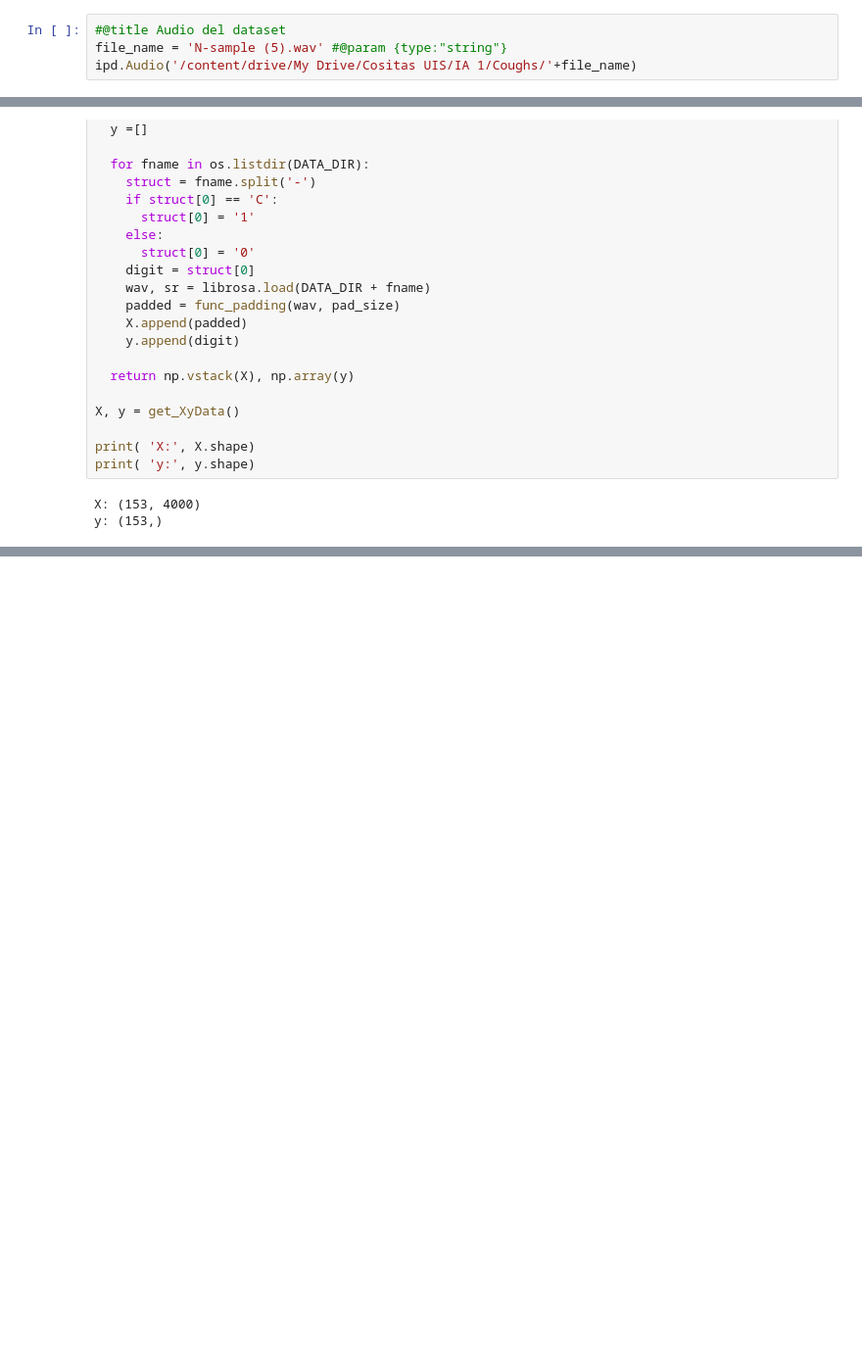
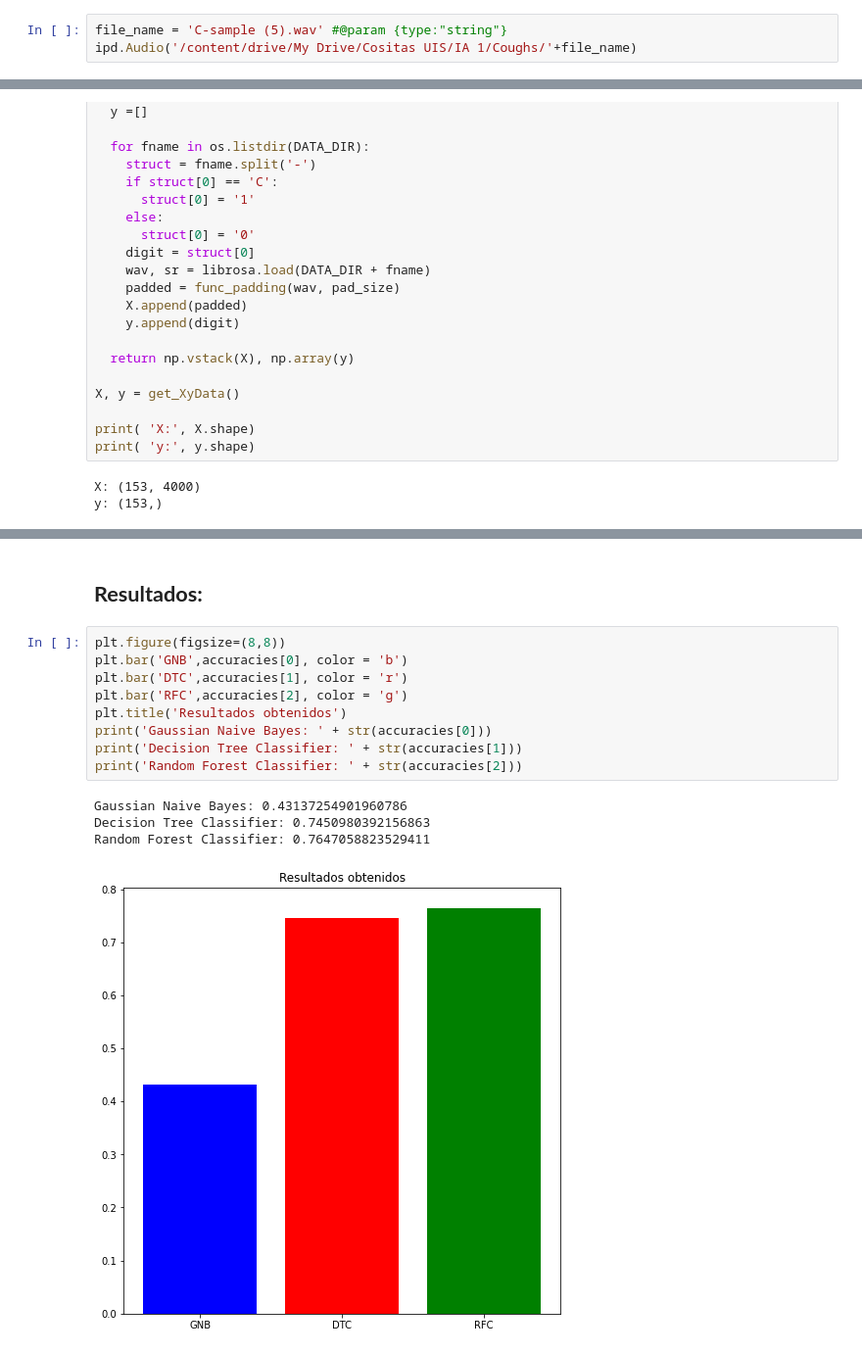
Before and after one commit to DALO-eng/Proyecto-IA-Covid-by-Tos, a Jupyter notebook: notebooks/IAProject-Cough.ipynb, the cells around one changed output, grey strips where cells are left out. Shown: that part at 98% size. Saved outputs shown, nothing was run; the diff lists cells and outputs as text; blank space fills up the shorter version.

```diff
--- a/notebooks/IAProject-Cough.ipynb
+++ b/notebooks/IAProject-Cough.ipynb
@@ -31,6 +38,5 @@ from sklearn.metrics import *
 # %%
-#@title Audio del dataset
-file_name = 'N-sample (5).wav' #@param {type:"string"}
+file_name = 'C-sample (5).wav' #@param {type:"string"}
 ipd.Audio('/content/drive/My Drive/Cositas UIS/IA 1/Coughs/'+file_name)
 # %% [output]
 Output hidden; open in https://colab.research.google.com to view.
@@ -90,0 +103,16 @@ print(accuracies)
+# %% [markdown]
+## **Resultados:**
+# %%
+plt.figure(figsize=(8,8))
+plt.bar('GNB',accuracies[0], color = 'b')
+plt.bar('DTC',accuracies[1], color = 'r')
+plt.bar('RFC',accuracies[2], color = 'g')
+plt.title('Resultados obtenidos')
+print('Gaussian Naive Bayes: ' + str(accuracies[0]))
+print('Decision Tree Classifier: ' + str(accuracies[1]))
+print('Random Forest Classifier: ' + str(accuracies[2]))
+# %% [output]
+Gaussian Naive Bayes: 0.43137254901960786
+Decision Tree Classifier: 0.7450980392156863
+Random Forest Classifier: 0.7647058823529411
+[figure, added]
```
Also changed, not shown: parts of 38 cells of this notebook.
